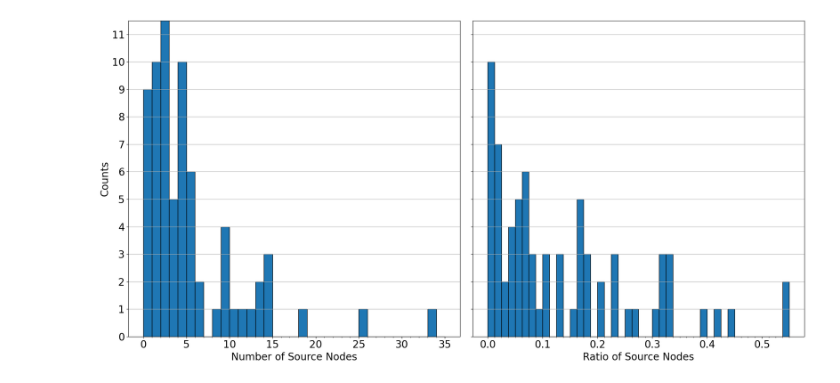
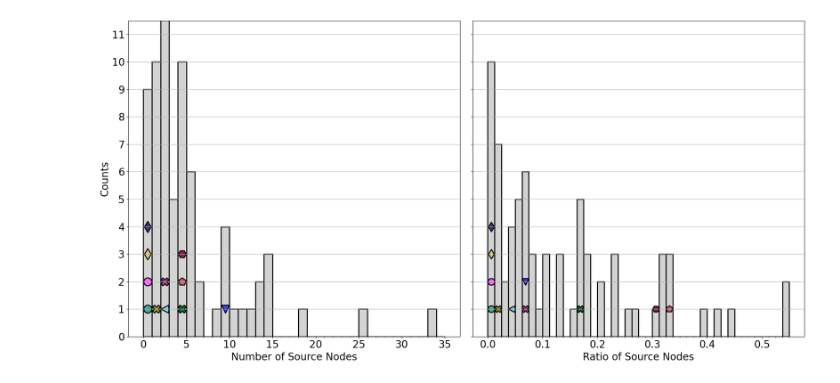
Before and after one commit to kyuhyongpark/cubewalkers-analysis, a Jupyter notebook: node_average_values_analysis.ipynb, the cells around one changed output. Cells and saved outputs as stored; diff of their text form; code cells hidden in the pictures.

Commit message:
Highlight models in RMSD and source node plots

```diff
--- a/node_average_values_analysis.ipynb
+++ b/node_average_values_analysis.ipynb
@@ -53,7 +53,7 @@ def hist_kde_pair(data, stretch_factor=6, var_name=None):
 models_dir = 'corrected_models' # cell_collective OR corrected_models
 
 QC = pd.read_csv('data/model_categories.csv')
-QC.columns = ['name', 'category',]
+QC.columns = ['name', 'category', 'PMID']
 
 names = []
 dss_list = []
@@ -104,8 +104,9 @@ NDF = pd.DataFrame({
 QC=QC.merge(NDF)
 QC['dss/N'] = (QC['dss'])/(QC['N'])
 QC['NS/N'] = (QC['NS'])/(QC['N'])
+QC['RMSD'] = np.sqrt(QC['dss/N'])
 
-
+QC.set_index('name', inplace=True)
 QC.sort_values(by=['dss/N'], ascending=False)
 # %% [output]
 ['Apoptosis Network', 'Arabidopsis thaliana Cell Cycle', 'Aurora Kinase A in Neuroblastoma', 'B bronchiseptica and T retortaeformis coinfection', 'B cell differentiation', 'BT474 Breast Cell Line Long ...
@@ -137,30 +199,45 @@ plt.show()
+# %%
+highlight_list_source = [[] for _ in range(45)]
+for model, color in highlight_color_dict.items():
+    idx = int(QC['NS/N'][model]/0.0125)
+    highlight_list_source[idx].append((category_symbol_dict[QC['category'][model]], color))
 # %%
 
 fig,ax = plt.subplots(1,2,figsize=(20,10), sharey=True)
-ax[0].hist(QC['NS'], bins=35, range=(0,35), edgecolor='k')
+ax[0].hist(QC['NS'], bins=35, range=(0,35), edgecolor='k', color='lightgrey', linewidth=2)
 #ax[0].set_title('number of source nodes')
 ax[0].set_xlabel('Number of Source Nodes')
 ax[0].set_ylabel('Counts')
 ax[0].set_yticks(range(0,12))
 #ax[0].set_yticks(range(0,12), minor=True)
 ax[0].set_xticks(range(0,35), minor=True)
 ax[0].set_ylim((0, 11.5))
 ax[0].grid(axis='y')
 
+count = np.zeros(10) # Highlighted models have at most 10 source nodes
+for model, color in highlight_color_dict.items():
+    count[QC['NS'][model]] += 1
+    ax[0].scatter(x=0.5+QC['NS'][model], y=count[QC['NS'][model]], marker=category_symbol_dict[QC['category'][model]], c=color, s=0.7*highlight_marker_size, linewidths=2, edgecolor='k')
 
-ax[1].hist(QC['NS/N'], bins=[i*0.0125 for i in range(45)], edgecolor='k')
+
+ax[1].hist(QC['NS/N'], bins=[i*0.0125 for i in range(45)], edgecolor='k', color='lightgrey', linewidth=2)
 #ax[1].set_title('source node ratio')
 ax[1].set_xlabel('Ratio of Source Nodes')
 #ax[1].set_ylabel('counts')
 ax[1].set_yticks(range(0,12))
 #ax[1].set_xticks([0.00, 0.07, 0.14, 0.21, 0.28, 0.35, 0.42, 0.49, 0.56])
 ax[1].set_xticks([i*0.0125 for i in range(45)], minor=True)
 ax[1].set_ylim((0, 11.5))
 ax[1].grid(axis='y')
 
+for i in range(45):
+    x = (i+0.5)*0.0125
+    for idx, model in enumerate(highlight_list_source[i]):
+        ax[1].scatter(x=x, y=idx+1, marker=model[0], c=model[1], s=0.5*highlight_marker_size, linewidths=2, edgecolor='k')
+
 plt.tight_layout()
 plt.savefig(f'./data/{models_dir}/figures/number_sources.png')
 plt.savefig(f'./data/{models_dir}/figures/number_sources.pdf')
 plt.show()
 # %% [output]
-[figure, old version]
+[figure, new version]
```
Also changed, not shown: parts of 4 cells of this notebook, 4 other files.
